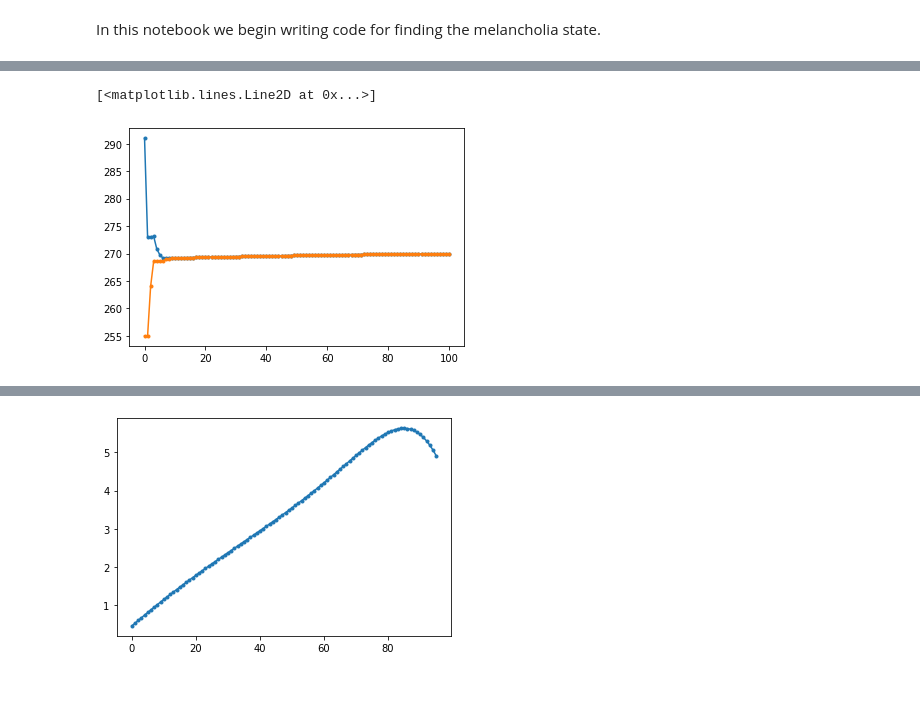
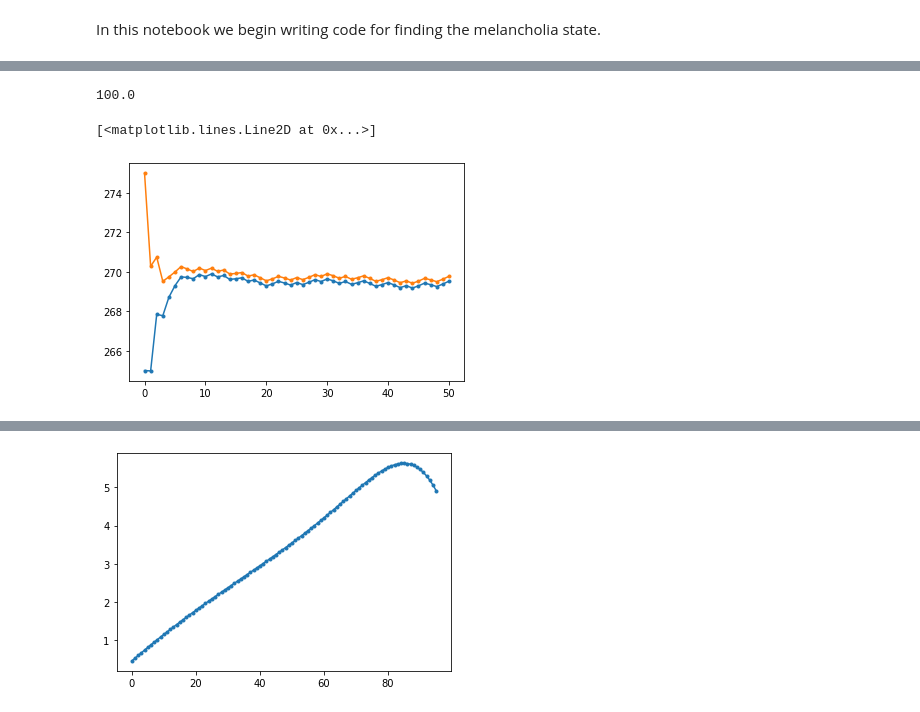
Before and after one commit to CalvinNesbitt/Double-Well-SR, a Jupyter notebook: M-State-Finder-Development.ipynb, the cells around one changed output, grey strips where cells are left out. Cells and saved outputs as stored; diff of their text form; code cells hidden in the pictures.

```diff
--- a/M-State-Finder-Development.ipynb
+++ b/M-State-Finder-Development.ipynb
@@ -62,10 +65,14 @@ class MStateAlgorithm:
         # Update cold or hot point depending on result
         if midpoint_cold:
             self.cold_point = midpoint
+            heat_up(self.hot_point) # WRITE UP PROPERLY, NEED TO HAVE HEATING AND COOLING FUNCTIONS
         elif not midpoint_cold:
             self.hot_point = midpoint
+            cool_down(self.cold_point)
         elif mid_point_cold is None: # check_cold didn't know
+            print('IDK')
             self.cold_point = midpoint
+
 
     def _step(self):
 
@@ -80,11 +87,16 @@ class MStateAlgorithm:
 
         # Midpoint update
         self._midpoint_update()
+#         self.cold_point, self.hot_point = ensure_cold_below_hot(self.cold_point, self.hot_point)
+#         cold_temp = self.check_cold(self.cold_point, self.integrator)
+#         cool_down(self.cold_point, cold_temp)
+#         hot_temp = self.check_cold(self.hot_point, self.integrator)
+#         heat_up(self.hot_point, hot_temp)
 
         self.time += self.tau
 
     def run(self, steps, timer=False):
-        for i in tqdm(range(steps), disable=timer):
+        for i in tqdm(range(steps), disable=(not timer)):
             self._step()
 
             #UPDATE TO USE AN OBSEVERVER CLASS RATHER THAN THIS
@@ -102,8 +132,8 @@ class MStateAlgorithm:
 # %%
-tau = 0.1
+tau = 5.0
 alpha = 0.0
-cold_init = np.array([-3, 0.9])
-hot_init = np.array([20, 0.2])
+cold_init = np.array([-1, 0.9])
+hot_init = np.array([1, 0.2])
 
 integrator = FancyWellIntegrator(alpha)
 mstate = MStateAlgorithm(integrator, check_cold, tau, [cold_init, hot_init])
@@ -141,18 +170,22 @@ def l96_check_cold(ic, integrator): # M State class needs such a function for in
     return None
+# %%
+1000 * 0.1
+# %% [output]
+100.0
 # %%
-tau = 0.01
+tau = 0.1
 
 integrator = l96ebm.Integrator()
 cold_init = integrator.state
-cold_init[-1] = 255
+cold_init[-1] = 265
 
 hot_init = integrator.state
-hot_init[-1] = 291
+hot_init[-1] = 275
 
 mstate = MStateAlgorithm(integrator, l96_check_cold, tau, [cold_init, hot_init])
-mstate.run(100)
+mstate.run(50, timer=True)
+plt.plot(np.vstack(mstate.cold_ts)[:, -1],'.-')
 plt.plot(np.vstack(mstate.hot_ts)[:, -1],'.-')
-plt.plot(np.vstack(mstate.cold_ts)[:, -1],'.-')
 # %% [output]
 [<matplotlib.lines.Line2D at 0x...>]
-[figure, old version]
+[figure, new version]
```
Also changed, not shown: parts of 23 cells of this notebook.
